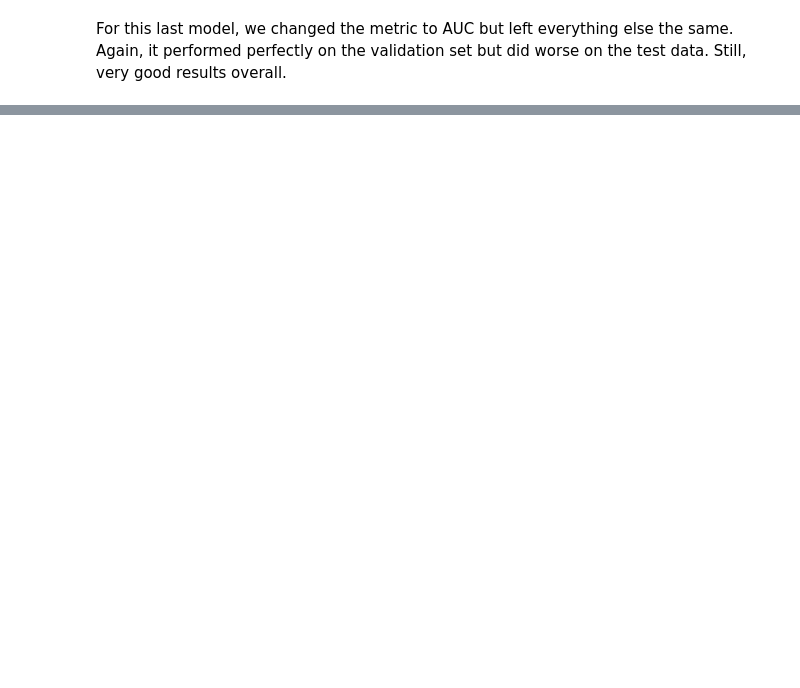
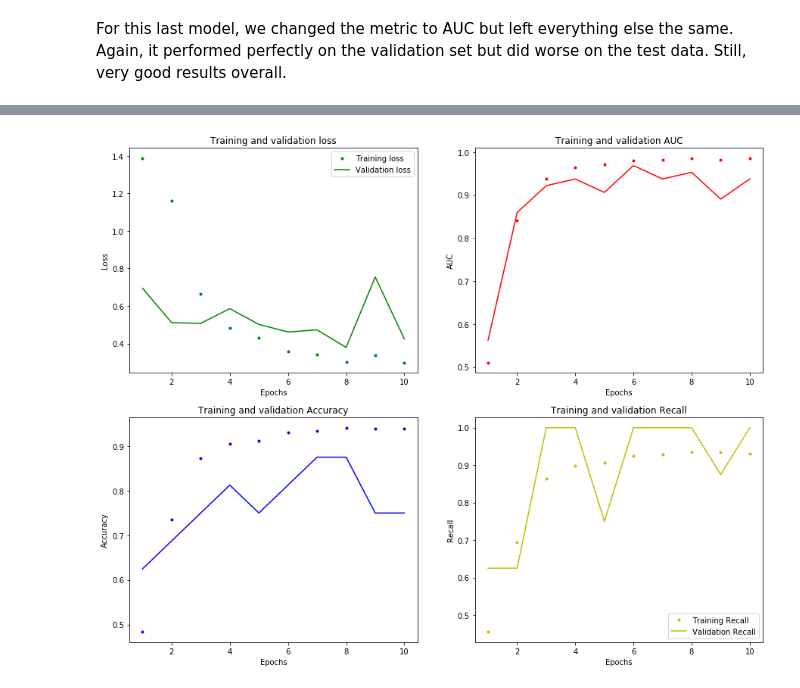
Before and after one commit to bagnine/Pnuemonia-image-classification, a Jupyter notebook: notebooks/EDA/NickEDA.ipynb, the cells around one changed output, grey strips where cells are left out. Saved outputs shown, nothing was run; the diff lists cells and outputs as text; code cells hidden in the pictures; blank space fills up the shorter version.

Commit message:
graph functions, readme updates

```diff
--- a/notebooks/EDA/NickEDA.ipynb
+++ b/notebooks/EDA/NickEDA.ipynb
@@ -135,10 +137,10 @@ def import_image_to_array(RELPATH,
     return image_dict
 # %%
-images = import_image_to_array('/chest_xray/',
+images = import_image_to_array('/../../../chest_xray/',
          dir_names = ['train', 'test', 'val'],
          sub_dir_names = ['NORMAL', 'PNEUMONIA'],
          padding=False,
-         shape=(256,256), test=False)
+         shape=(224,224), test=False, grayscale = False)
 # %% [output]
 You're relative directory is good, proceeding to import files...
 
@@ -561,0 +578,39 @@ results_val = cnn12.evaluate(X_val, y_val)
+# %%
+def plot_loss(history):
+    '''     '''
+    epochs = range(1, len(history['loss']) + 1)
+
+    fig, ax = plt.subplots(2,2, figsize=(15, 12))
+
+    ax[0,0].plot(epochs, history['loss'], 'g.', label='Training loss')
+    ax[0,0].plot(epochs, history['val_loss'], 'g', label='Validation loss')
+
+    ax[0,0].set_title('Training and validation loss')
+    ax[0,0].set_xlabel('Epochs')
+    ax[0,0].set_ylabel('Loss')
+    ax[0,0].legend()
+
+    ax[0,1].plot(epochs, history['auc'], 'r.', label='Training auc')
+    ax[0,1].plot(epochs, history['val_auc'], 'r', label='Validation auc')
+    ax[0,1].set_title('Training and validation AUC')
+    ax[0,1].set_xlabel('Epochs')
+    ax[0,1].set_ylabel('AUC')
+
+    ax[1,0].plot(epochs, history['acc'], 'b.', label='Training Accuracy')
+    ax[1,0].plot(epochs, history['val_acc'], 'b', label='Validation Accuracy')
+    ax[1,0].set_title('Training and validation Accuracy')
+    ax[1,0].set_xlabel('Epochs')
+    ax[1,0].set_ylabel('Accuracy')
+
+    ax[1,1].plot(epochs, history['recall'], 'y.', label='Training Recall')
+    ax[1,1].plot(epochs, history['val_recall'], 'y', label='Validation Recall')
+    ax[1,1].set_title('Training and validation Recall')
+    ax[1,1].set_xlabel('Epochs')
+    ax[1,1].set_ylabel('Recall')
+
+    plt.legend()
+    return plt.show()
+# %%
+plot_loss(cnn15.history)
+# %% [output]
+[figure, added]
```
Also changed, not shown: parts of 32 cells of this notebook, 2 other files.
